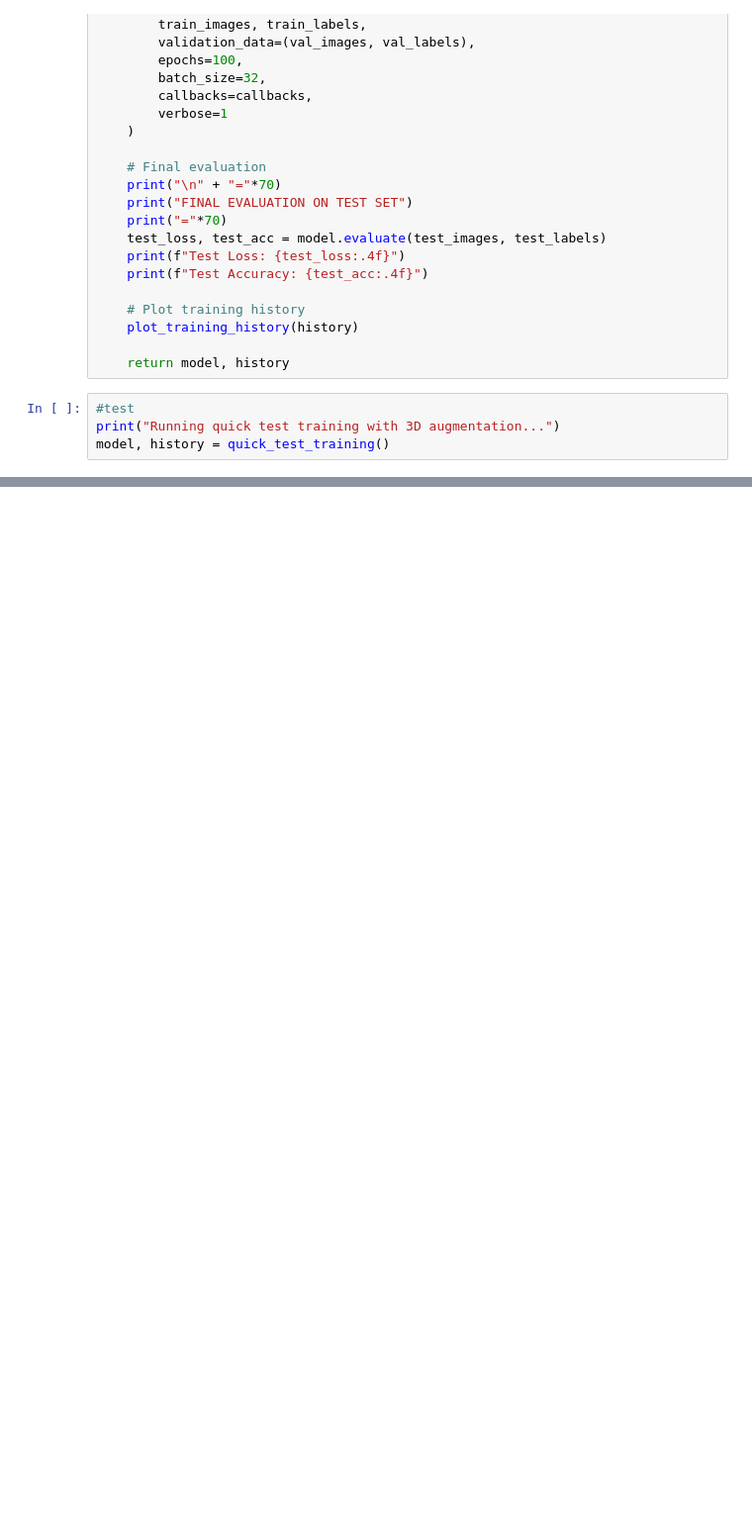
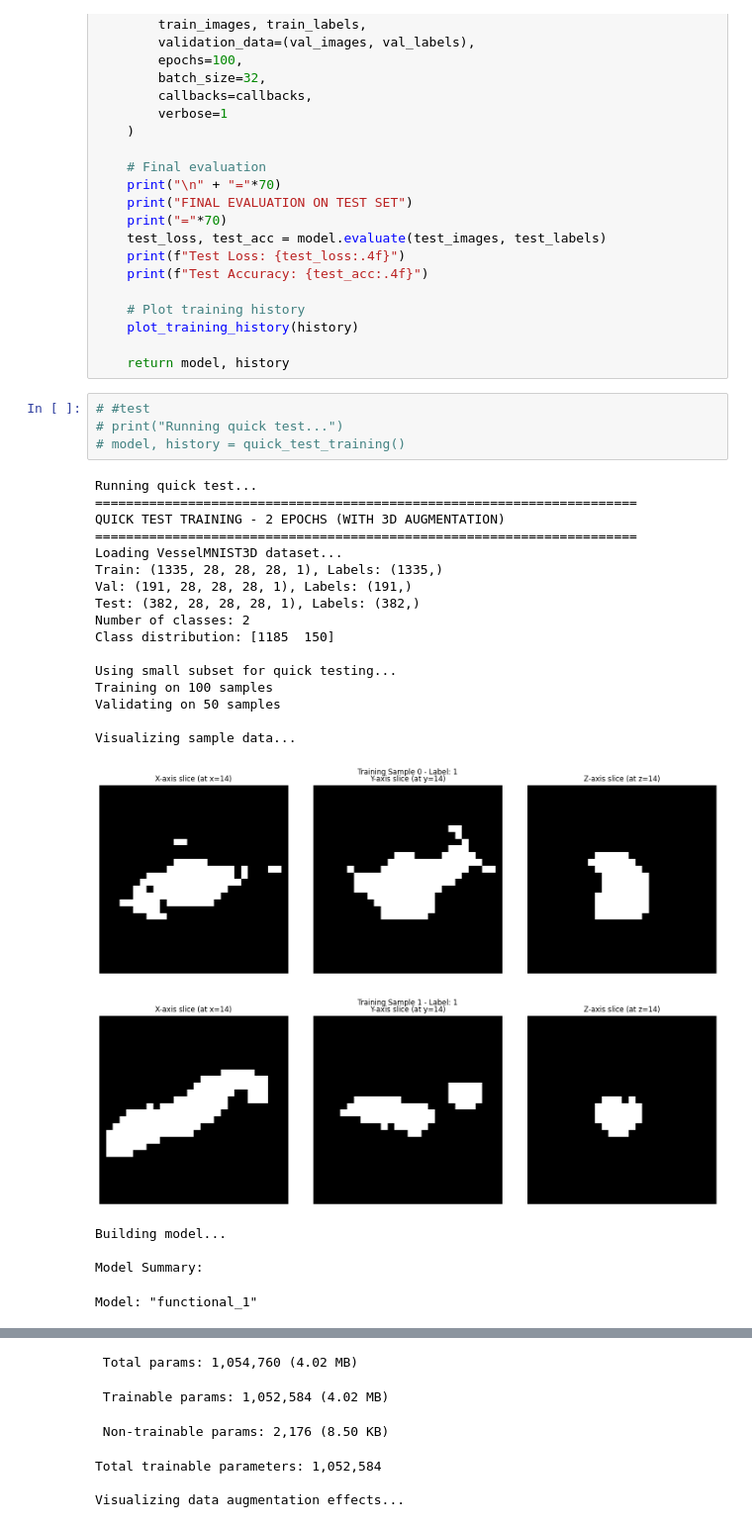
Before and after one commit to abtonmoy/CSC338_final_project, a Jupyter notebook: main_training.ipynb, the cells around one changed output, grey strips where cells are left out. Shown at 99% size. Cells and saved outputs as stored; diff of their text form; blank space fills up the shorter version.

Commit message:
finished training pipeline

```diff
--- a/main_training.ipynb
+++ b/main_training.ipynb
@@ -563,6 +562,29 @@ def full_training_setup():
 
     return model, history
 # %%
-#test
-print("Running quick test training with 3D augmentation...")
-model, history = quick_test_training()
+# #test
+# print("Running quick test...")
+# model, history = quick_test_training()
+# %% [output]
+Running quick test...
+======================================================================
+QUICK TEST TRAINING - 2 EPOCHS (WITH 3D AUGMENTATION)
+======================================================================
+Loading VesselMNIST3D dataset...
+Train: (1335, 28, 28, 28, 1), Labels: (1335,)
+Val: (191, 28, 28, 28, 1), Labels: (191,)
+Test: (382, 28, 28, 28, 1), Labels: (382,)
+Number of classes: 2
+Class distribution: [1185  150]
+
+Using small subset for quick testing...
+Training on 100 samples
+Validating on 50 samples
+
+Visualizing sample data...
+[figure, added]
+[figure, added]
+Building model...
+
+Model Summary:
+Model: "functional_1"
@@ -568,0 +608,6 @@ model, history = quick_test_training()
+ Total params: 1,054,760 (4.02 MB)
+ Trainable params: 1,052,584 (4.02 MB)
+ Non-trainable params: 2,176 (8.50 KB)
+Total trainable parameters: 1,052,584
+
+Visualizing data augmentation effects...
```
Also changed, not shown: parts of 9 cells of this notebook, 5 other files.
